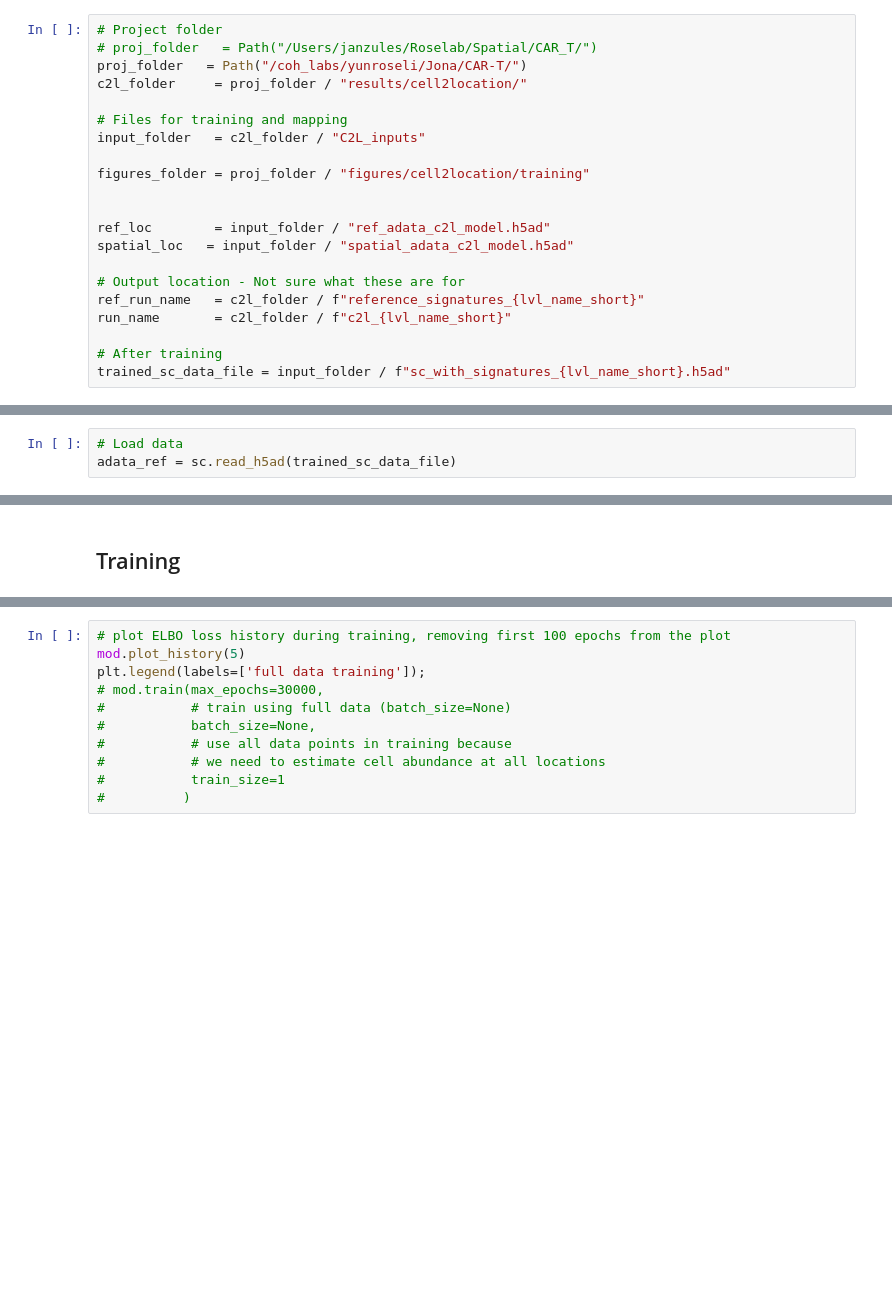
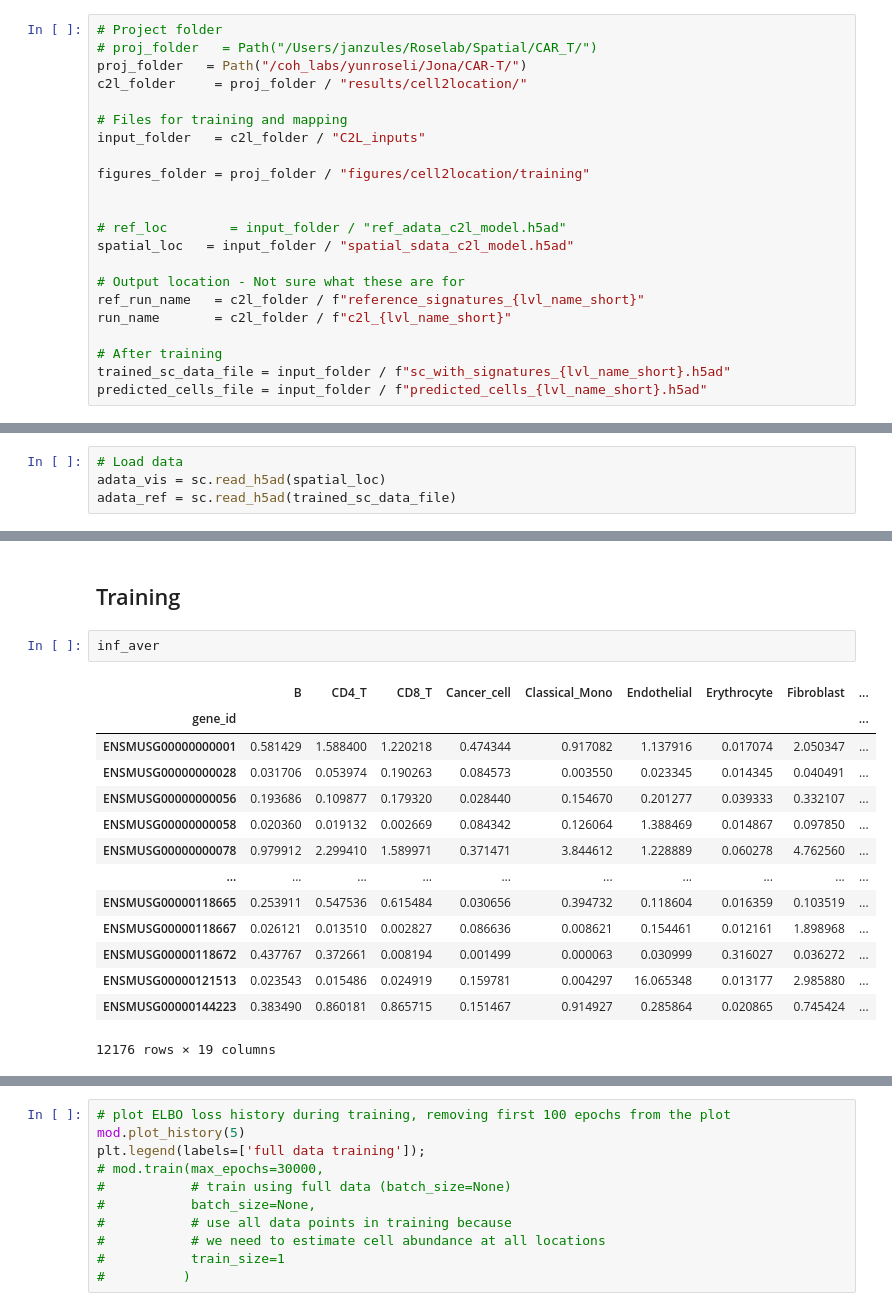
Before and after one commit to Li-Lab-COH/Spatial_CAR_T, a Jupyter notebook: CellTypeAnnotation/Spatial_Mapping.ipynb, the cells around one changed output, grey strips where cells are left out. Saved outputs shown, nothing was run; the diff lists cells and outputs as text; blank space fills up the shorter version.

```diff
--- a/CellTypeAnnotation/Spatial_Mapping.ipynb
+++ b/CellTypeAnnotation/Spatial_Mapping.ipynb
@@ -82,8 +82,8 @@ input_folder   = c2l_folder / "C2L_inputs"
 figures_folder = proj_folder / "figures/cell2location/training"
 
 
-ref_loc        = input_folder / "ref_adata_c2l_model.h5ad"
-spatial_loc   = input_folder / "spatial_adata_c2l_model.h5ad"
+# ref_loc        = input_folder / "ref_adata_c2l_model.h5ad"
+spatial_loc   = input_folder / "spatial_sdata_c2l_model.h5ad"
 
 # Output location - Not sure what these are for
 ref_run_name   = c2l_folder / f"reference_signatures_{lvl_name_short}"
@@ -91,3 +91,4 @@ run_name       = c2l_folder / f"c2l_{lvl_name_short}"
 
 # After training
 trained_sc_data_file = input_folder / f"sc_with_signatures_{lvl_name_short}.h5ad"
+predicted_cells_file = input_folder / f"predicted_cells_{lvl_name_short}.h5ad"
@@ -94,3 +99,4 @@ trained_sc_data_file = input_folder / f"sc_with_signatures_{lvl_name_short}.h5ad
 # %%
 # Load data
+adata_vis = sc.read_h5ad(spatial_loc)
 adata_ref = sc.read_h5ad(trained_sc_data_file)
@@ -229,6 +258,23 @@ inf_aver = inf_aver.loc[intersect, :].copy()
 cell2location.models.Cell2location.setup_anndata(adata=adata_vis, batch_key="TMA")
 # %% [markdown]
 ## Training
+# %%
+inf_aver
+# %% [output]
+|  | B | CD4_T | CD8_T | Cancer_cell | Classical_Mono | Endothelial | Erythrocyte | Fibroblast | ... |
+| gene_id |  |  |  |  |  |  |  |  | ... |
+| ENSMUSG00000000001 | 0.581429 | 1.588400 | 1.220218 | 0.474344 | 0.917082 | 1.137916 | 0.017074 | 2.050347 | ... |
+| ENSMUSG00000000028 | 0.031706 | 0.053974 | 0.190263 | 0.084573 | 0.003550 | 0.023345 | 0.014345 | 0.040491 | ... |
+| ENSMUSG00000000056 | 0.193686 | 0.109877 | 0.179320 | 0.028440 | 0.154670 | 0.201277 | 0.039333 | 0.332107 | ... |
+| ENSMUSG00000000058 | 0.020360 | 0.019132 | 0.002669 | 0.084342 | 0.126064 | 1.388469 | 0.014867 | 0.097850 | ... |
+| ENSMUSG00000000078 | 0.979912 | 2.299410 | 1.589971 | 0.371471 | 3.844612 | 1.228889 | 0.060278 | 4.762560 | ... |
+| ... | ... | ... | ... | ... | ... | ... | ... | ... | ... |
+| ENSMUSG00000118665 | 0.253911 | 0.547536 | 0.615484 | 0.030656 | 0.394732 | 0.118604 | 0.016359 | 0.103519 | ... |
+| ENSMUSG00000118667 | 0.026121 | 0.013510 | 0.002827 | 0.086636 | 0.008621 | 0.154461 | 0.012161 | 1.898968 | ... |
+| ENSMUSG00000118672 | 0.437767 | 0.372661 | 0.008194 | 0.001499 | 0.000063 | 0.030999 | 0.316027 | 0.036272 | ... |
+| ENSMUSG00000121513 | 0.023543 | 0.015486 | 0.024919 | 0.159781 | 0.004297 | 16.065348 | 0.013177 | 2.985880 | ... |
+| ENSMUSG00000144223 | 0.383490 | 0.860181 | 0.865715 | 0.151467 | 0.914927 | 0.285864 | 0.020865 | 0.745424 | ... |
+12176 rows × 19 columns
 # %%
 # create and train the model
 mod = cell2location.models.Cell2location(
```
Also changed, not shown: parts of 8 cells of this notebook.
